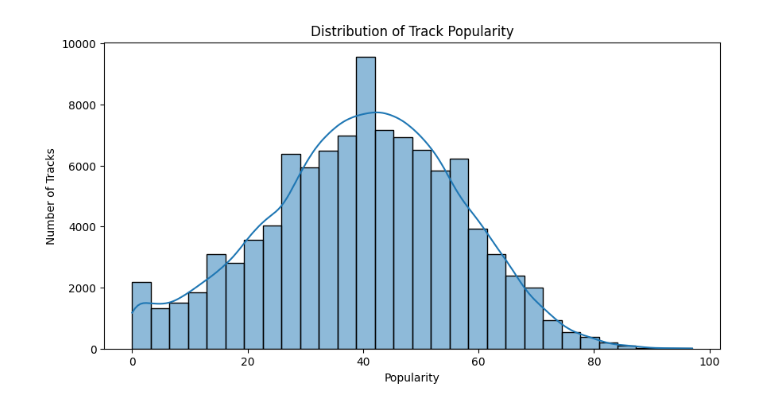
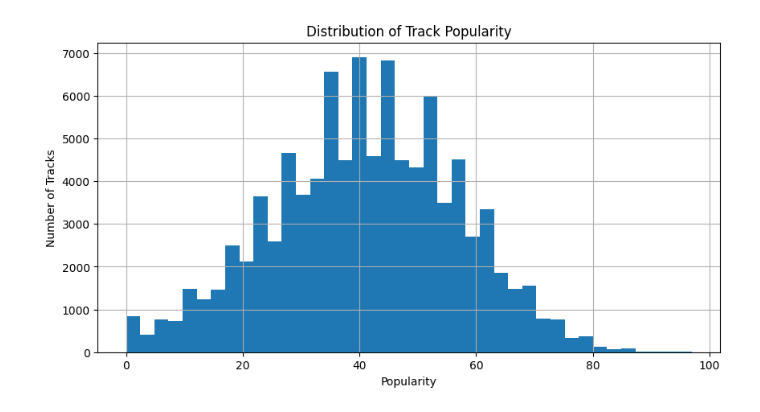
Before and after one commit to ds25m032-Denis-Hoxha/spotify_project, a Jupyter notebook: notebooks/02_tracks_eda.ipynb, the cells around one changed output. Saved outputs shown, nothing was run; the diff lists cells and outputs as text; code cells hidden in the pictures.

Commit message:
Update Data CLeaning and Tracks EDA

```diff
--- a/notebooks/02_tracks_eda.ipynb
+++ b/notebooks/02_tracks_eda.ipynb
@@ -8,16 +12,21 @@ from pathlib import Path
 import sys
 import warnings
 
-import duckdb
 import pandas as pd
 import matplotlib.pyplot as plt
-import seaborn as sns
 
 warnings.filterwarnings("ignore")
+
+pd.set_option("display.max_columns", None)
+pd.set_option("display.max_rows", 100)
+pd.set_option("display.width", 120)
 
 PROJECT_ROOT = Path.cwd().parents[0] if Path.cwd().name == "notebooks" else Path.cwd()
 sys.path.append(str(PROJECT_ROOT))
 
-from config.paths import DUCKDB_PATH
+processed_dir = PROJECT_ROOT / "data" / "processed"
 
-con = duckdb.connect(DUCKDB_PATH)
+tracks = pd.read_parquet(processed_dir / "tracks_clean.parquet")
+
+print(f"Tracks loaded: {len(tracks):,}")
+print(f"Columns: {tracks.shape[1]}")
@@ -28,4 +39,0 @@ We first load the tracks table from DuckDB and check the basic shape of the data
-# %%
-tracks = con.execute("SELECT * FROM tracks").df()
-
-tracks.shape
@@ -117,12 +215,17 @@ Here we check whether the dataset mostly contains popular songs or also many les
 # %%
-plt.figure(figsize=(10, 5))
-sns.histplot(tracks["popularity"], bins=30, kde=True)
+plt.figure(figsize=(10,5))
+
+tracks["popularity"].hist(
+    bins=40
+)
+
 plt.title("Distribution of Track Popularity")
 plt.xlabel("Popularity")
 plt.ylabel("Number of Tracks")
+
 plt.show()
 # %% [output]
-[figure, old version]
+[figure, new version]
 # %%
 tracks["popularity"].describe()
 # %% [output]
```
Also changed, not shown: parts of 108 cells of this notebook, 1 other file.
